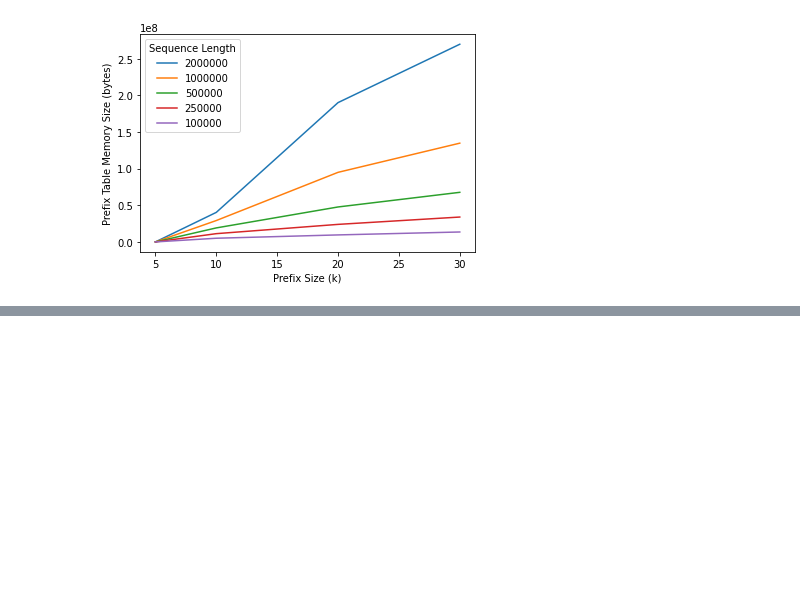
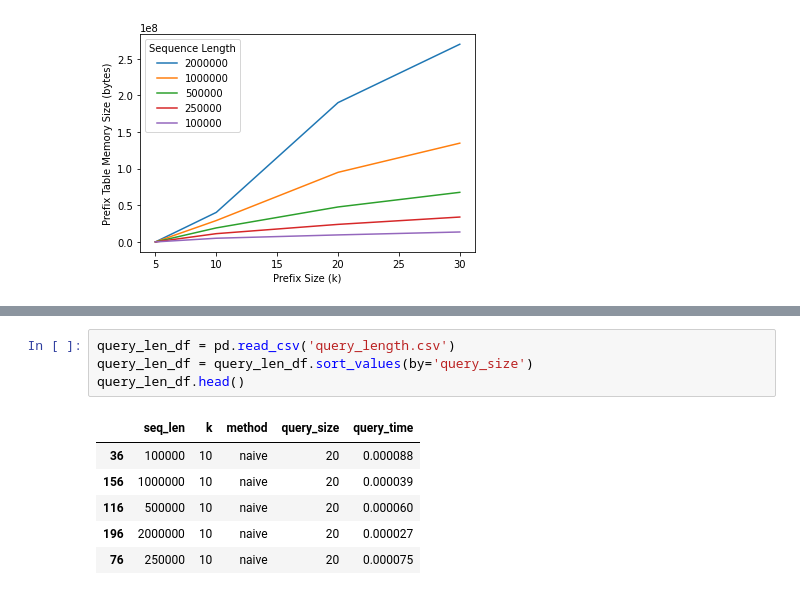
Before and after one commit to dsmolyak/cmsc858d-hw, a Jupyter notebook: homework2/make_plots.ipynb, the cells around one changed output, grey strips where cells are left out. Drawn from its saved outputs; the diff is of its cells as text; blank space fills up the shorter version.

```diff
--- a/homework2/make_plots.ipynb
+++ b/homework2/make_plots.ipynb
@@ -64,0 +90,11 @@ plt.legend(title='Sequence Length')
+# %%
+query_len_df = pd.read_csv('query_length.csv')
+query_len_df = query_len_df.sort_values(by='query_size')
+query_len_df.head()
+# %% [output]
+|  | seq_len | k | method | query_size | query_time |
+| 36 | 100000 | 10 | naive | 20 | 0.000088 |
+| 156 | 1000000 | 10 | naive | 20 | 0.000039 |
+| 116 | 500000 | 10 | naive | 20 | 0.000060 |
+| 196 | 2000000 | 10 | naive | 20 | 0.000027 |
+| 76 | 250000 | 10 | naive | 20 | 0.000075 |
```
Also changed, not shown: parts of 4 cells of this notebook, 3 other files.
